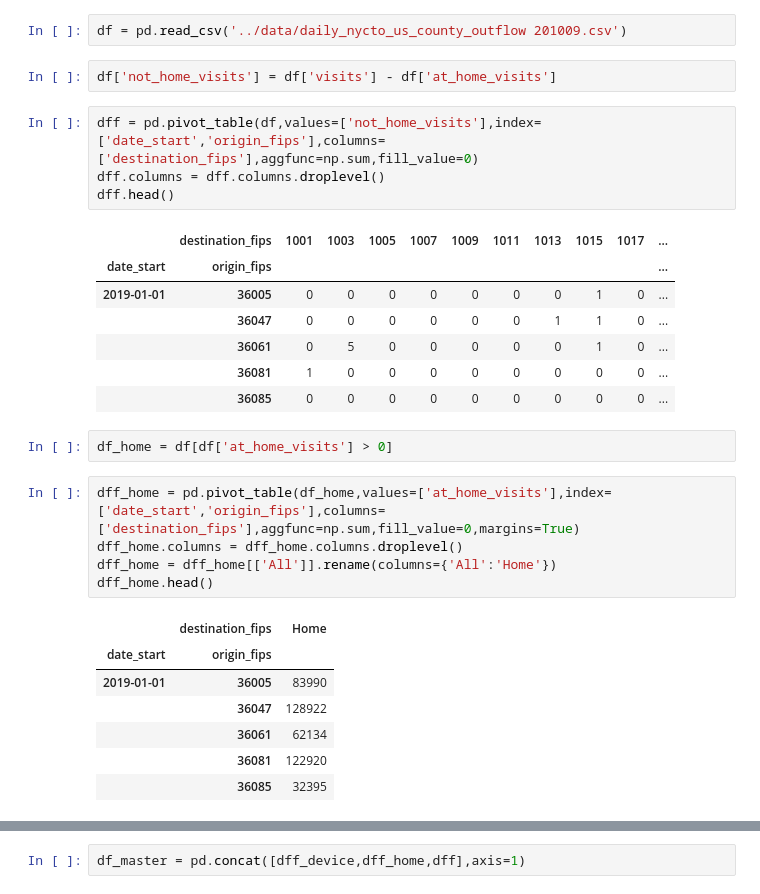
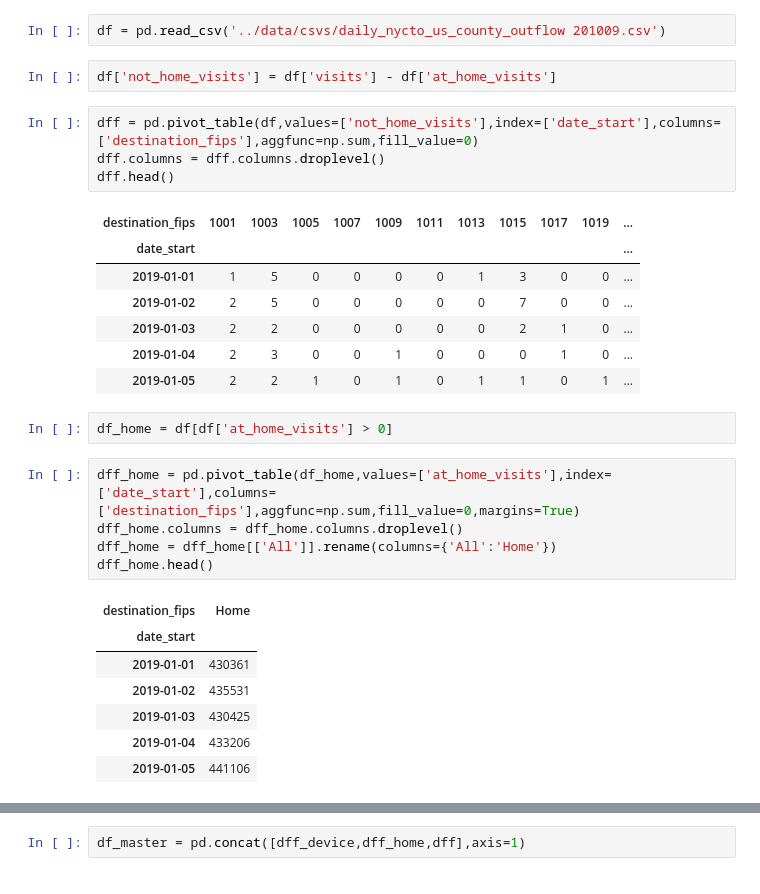
Before and after one commit to stevennac3/rp-covid-migration, a Jupyter notebook: notebooks/Get SG Data/SD-NYC Outflow_O-D Trips-edm.ipynb, the cells around one changed output, grey strips where cells are left out. Drawn from its saved outputs; the diff is of its cells as text.

```diff
--- a/notebooks/Get SG Data/SD-NYC Outflow_O-D Trips-edm.ipynb
+++ b/notebooks/Get SG Data/SD-NYC Outflow_O-D Trips-edm.ipynb
@@ -13,36 +13,36 @@ from geo import stco,sub
 pd.set_option('display.max_columns', None)
 pd.set_option('display.max_rows', None)
 # %%
-df = pd.read_csv('../data/daily_nycto_us_county_outflow 201009.csv')
+df = pd.read_csv('../data/csvs/daily_nycto_us_county_outflow 201009.csv')
 # %%
 df['not_home_visits'] = df['visits'] - df['at_home_visits']
 # %%
-dff = pd.pivot_table(df,values=['not_home_visits'],index=['date_start','origin_fips'],columns=['destination_fips'],aggfunc=np.sum,fill_value=0)
+dff = pd.pivot_table(df,values=['not_home_visits'],index=['date_start'],columns=['destination_fips'],aggfunc=np.sum,fill_value=0)
 dff.columns = dff.columns.droplevel()
 dff.head()
 # %% [output]
-|  | destination_fips | 1001 | 1003 | 1005 | 1007 | 1009 | 1011 | 1013 | 1015 | 1017 | ... |
-| date_start | origin_fips |  |  |  |  |  |  |  |  |  | ... |
-| 2019-01-01 | 36005 | 0 | 0 | 0 | 0 | 0 | 0 | 0 | 1 | 0 | ... |
-|  | 36047 | 0 | 0 | 0 | 0 | 0 | 0 | 1 | 1 | 0 | ... |
-|  | 36061 | 0 | 5 | 0 | 0 | 0 | 0 | 0 | 1 | 0 | ... |
-|  | 36081 | 1 | 0 | 0 | 0 | 0 | 0 | 0 | 0 | 0 | ... |
-|  | 36085 | 0 | 0 | 0 | 0 | 0 | 0 | 0 | 0 | 0 | ... |
+| destination_fips | 1001 | 1003 | 1005 | 1007 | 1009 | 1011 | 1013 | 1015 | 1017 | 1019 | ... |
+| date_start |  |  |  |  |  |  |  |  |  |  | ... |
+| 2019-01-01 | 1 | 5 | 0 | 0 | 0 | 0 | 1 | 3 | 0 | 0 | ... |
+| 2019-01-02 | 2 | 5 | 0 | 0 | 0 | 0 | 0 | 7 | 0 | 0 | ... |
+| 2019-01-03 | 2 | 2 | 0 | 0 | 0 | 0 | 0 | 2 | 1 | 0 | ... |
+| 2019-01-04 | 2 | 3 | 0 | 0 | 1 | 0 | 0 | 0 | 1 | 0 | ... |
+| 2019-01-05 | 2 | 2 | 1 | 0 | 1 | 0 | 1 | 1 | 0 | 1 | ... |
 # %%
 df_home = df[df['at_home_visits'] > 0]
 # %%
-dff_home = pd.pivot_table(df_home,values=['at_home_visits'],index=['date_start','origin_fips'],columns=['destination_fips'],aggfunc=np.sum,fill_value=0,margins=True)
+dff_home = pd.pivot_table(df_home,values=['at_home_visits'],index=['date_start'],columns=['destination_fips'],aggfunc=np.sum,fill_value=0,margins=True)
 dff_home.columns = dff_home.columns.droplevel()
 dff_home = dff_home[['All']].rename(columns={'All':'Home'})
 dff_home.head()
 # %% [output]
-|  | destination_fips | Home |
-| date_start | origin_fips |  |
-| 2019-01-01 | 36005 | 83990 |
-|  | 36047 | 128922 |
-|  | 36061 | 62134 |
-|  | 36081 | 122920 |
-|  | 36085 | 32395 |
+| destination_fips | Home |
+| date_start |  |
+| 2019-01-01 | 430361 |
+| 2019-01-02 | 435531 |
+| 2019-01-03 | 430425 |
+| 2019-01-04 | 433206 |
+| 2019-01-05 | 441106 |
 # %%
 df_device = df[['date_start','origin_fips','device_count','completely_home_device_count']]
 df_device = df_device.drop_duplicates(ignore_index=True)
```
Also changed, not shown: parts of 5 cells of this notebook, 4 other files.
